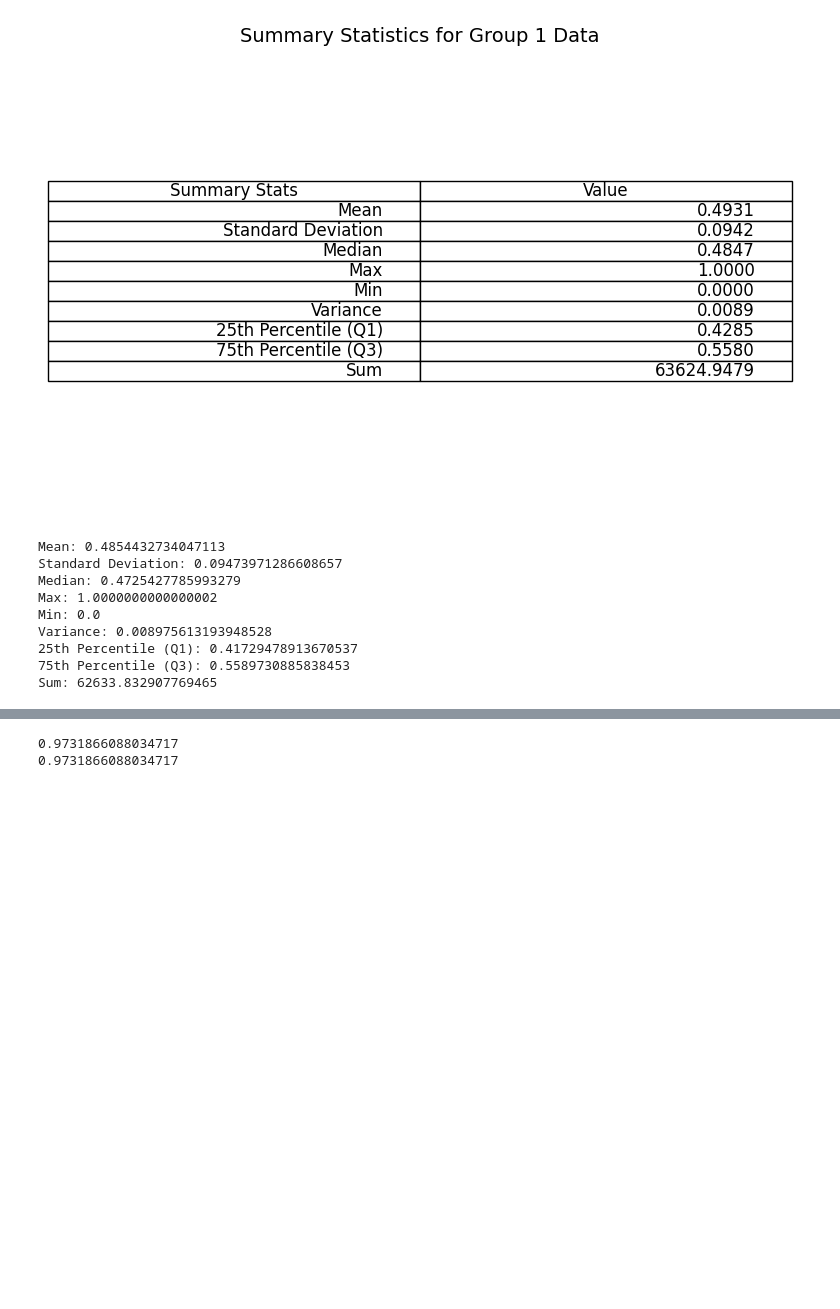
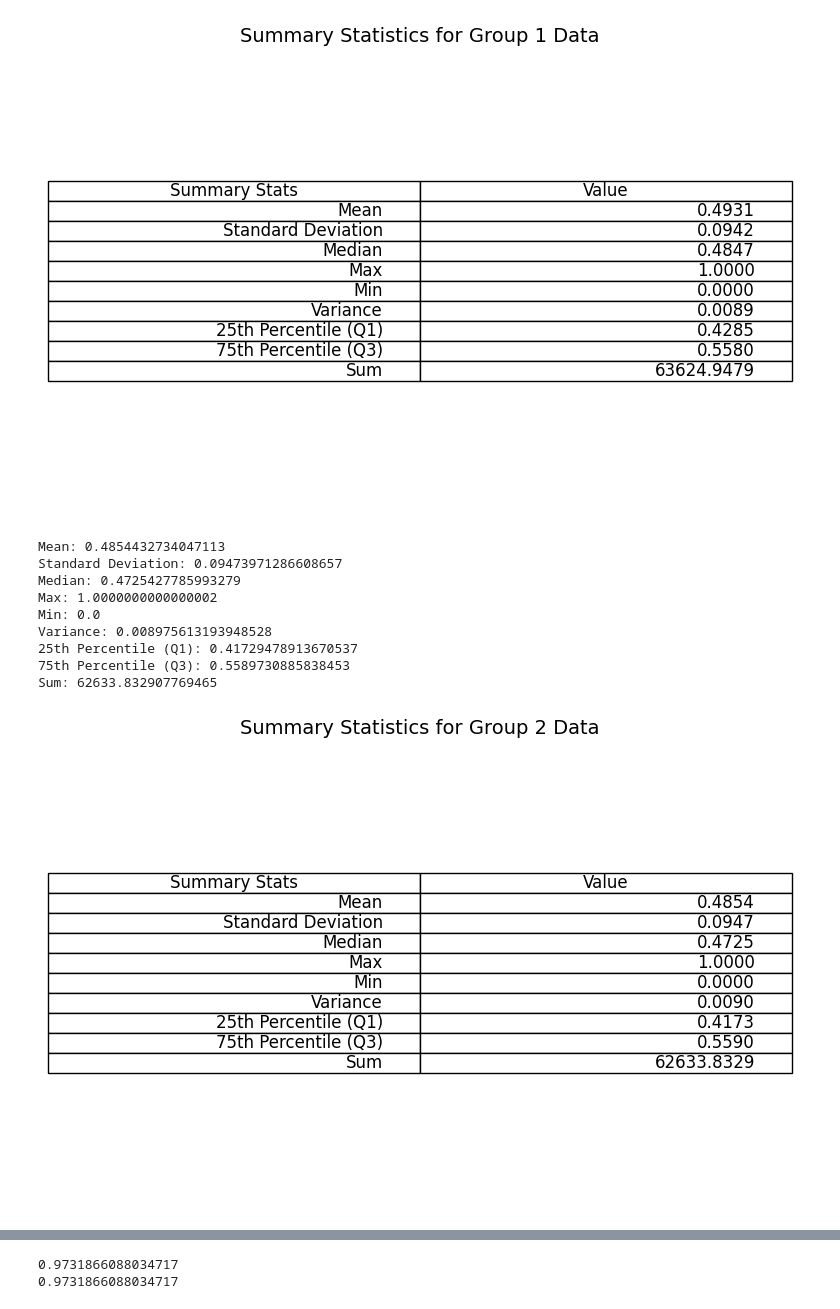
Before and after one commit to MichelleIhetu/ML_Learning_Track, a Jupyter notebook: Project Learning/Final_Project.ipynb, the cells around one changed output, grey strips where cells are left out. Drawn from its saved outputs; the diff is of its cells as text; code cells hidden in the pictures; blank space fills up the shorter version.

```diff
--- a/Project Learning/Final_Project.ipynb
+++ b/Project Learning/Final_Project.ipynb
@@ -331,27 +388,63 @@ Variance: 0.008867897638035468
 75th Percentile (Q3): 0.5580128321008695
 Sum: 63624.94785821705
 [figure]
-# %%
-#Summary Statistics
-print(f"Mean: {group2_data.mean()}")
-print(f"Standard Deviation: {group2_data.std()}")
-print(f"Median: {np.median(group2_data)}")
-print(f"Max: {group2_data.max()}")
-print(f"Min: {group2_data.min()}")
-print(f"Variance: {group2_data.var()}")
-print(f"25th Percentile (Q1): {np.quantile(group2_data, 0.25)}")
-print(f"75th Percentile (Q3): {np.quantile(group2_data, 0.75)}")
-print(f"Sum: {group2_data.sum()}")
-# %% [output]
-Mean: 0.4854432734047113
-Standard Deviation: 0.09473971286608657
-Median: 0.4725427785993279
-Max: 1.0000000000000002
-Min: 0.0
-Variance: 0.008975613193948528
-25th Percentile (Q1): 0.41729478913670537
-75th Percentile (Q3): 0.5589730885838453
-Sum: 62633.832907769465
+# %%
+mean_val = group2_data.mean()
+std_val = group2_data.std()
+median_val = np.median(group2_data)
+max_val = group2_data.max()
+min_val = group2_data.min()
+var_val = group2_data.var()
+q1_val = np.quantile(group2_data, 0.25)
+q3_val = np.quantile(group2_data, 0.75)
+sum_val = group2_data.sum()
+
+print(f"Mean: {mean_val}")
+print(f"Standard Deviation: {std_val}")
+print(f"Median: {median_val}")
+print(f"Max: {max_val}")
+print(f"Min: {min_val}")
+print(f"Variance: {var_val}")
+print(f"25th Percentile (Q1): {q1_val}")
+print(f"75th Percentile (Q3): {q3_val}")
+print(f"Sum: {sum_val}")
+
+# Prepare data for plt.table
+stats_labels = [
+    "Mean", "Standard Deviation", "Median", "Max", "Min",
+    "Variance", "25th Percentile (Q1)", "75th Percentile (Q3)", "Sum"
+]
+stats_values = [
+    f"{mean_val:.4f}", f"{std_val:.4f}", f"{median_val:.4f}",
+    f"{max_val:.4f}", f"{min_val:.4f}", f"{var_val:.4f}",
+    f"{q1_val:.4f}", f"{q3_val:.4f}", f"{sum_val:.4f}"
+]
+
+# Create a list of lists for cellText
+cell_text = [[label, value] for label, value in zip(stats_labels, stats_values)]
+
+# Create the table
+fig, ax = plt.subplots(figsize=(8, 6))
+ax.axis('off') # Hide axes
+
+table = ax.table(cellText=cell_text, colLabels=["Summary Stats", "Value"], loc='center')
+table.auto_set_font_size(False)
+table.set_fontsize(12)
+table.scale(1.2, 1.2)
+
+plt.title('Summary Statistics for Group 2 Data', fontsize=14)
+plt.show()
+# %% [output]
+Mean: 0.4854432734047113
+Standard Deviation: 0.09473971286608657
+Median: 0.4725427785993279
+Max: 1.0000000000000002
+Min: 0.0
+Variance: 0.008975613193948528
+25th Percentile (Q1): 0.41729478913670537
+75th Percentile (Q3): 0.5589730885838453
+Sum: 62633.832907769465
+[figure, added]
 # %%
 #Accuracy
 
```
Also changed, not shown: parts of 6 cells of this notebook.
